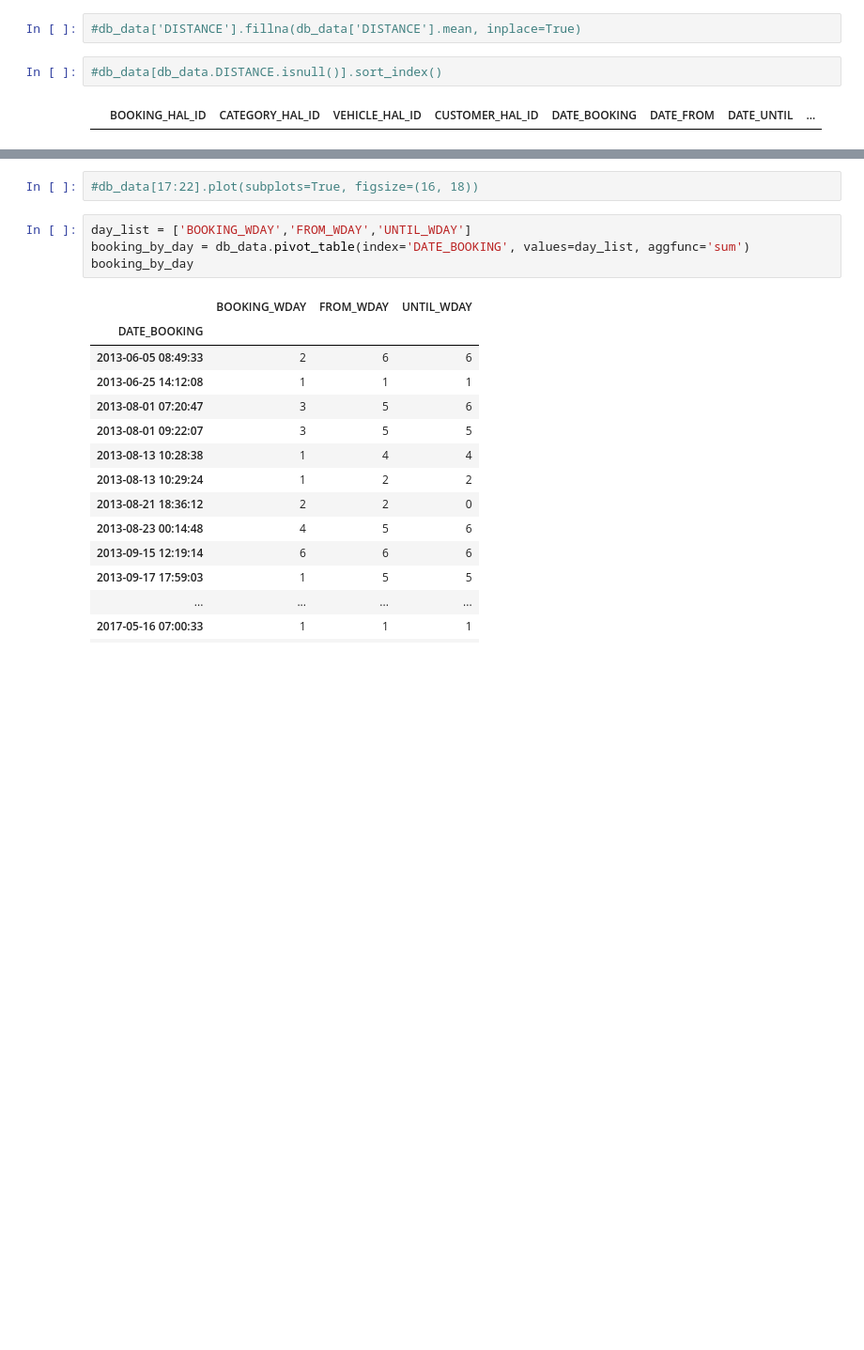
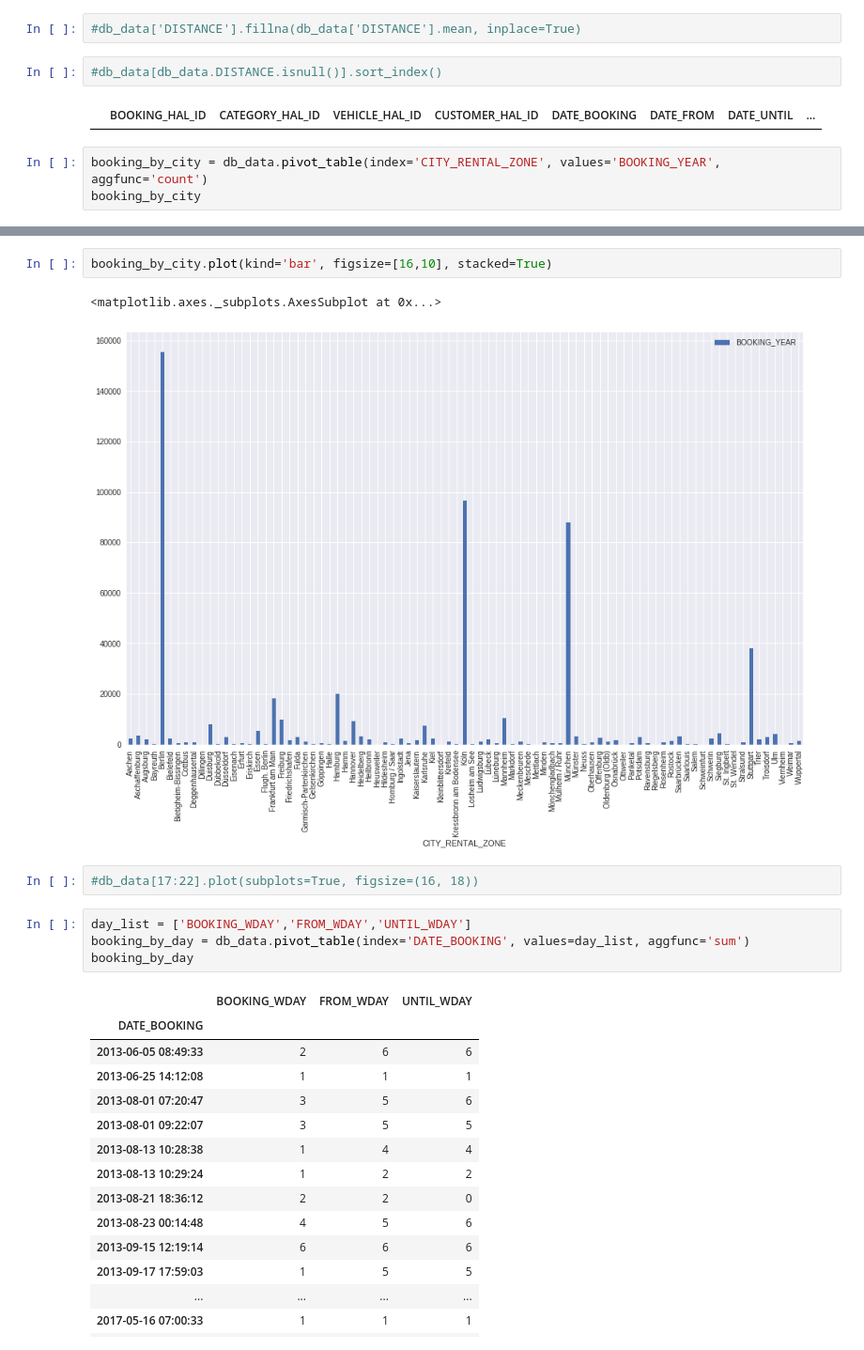
Before and after one commit to jawaharreddy/Flinkster-Data-Analysis, a Jupyter notebook: db_data.ipynb, the cells around one changed output, grey strips where cells are left out. Shown at 94% size. Drawn from its saved outputs; the diff is of its cells as text; blank space fills up the shorter version.

```diff
--- a/db_data.ipynb
+++ b/db_data.ipynb
@@ -404,3 +404,6 @@ Name: TECHNICAL_INCOME_CHANNEL, dtype: int64
 #db_data[db_data.DISTANCE.isnull()].sort_index()
 # %% [output]
 |  | BOOKING_HAL_ID | CATEGORY_HAL_ID | VEHICLE_HAL_ID | CUSTOMER_HAL_ID | DATE_BOOKING | DATE_FROM | DATE_UNTIL | ... |
+# %%
+booking_by_city = db_data.pivot_table(index='CITY_RENTAL_ZONE', values='BOOKING_YEAR', aggfunc='count')
+booking_by_city
@@ -407,3 +430,8 @@ Name: TECHNICAL_INCOME_CHANNEL, dtype: int64
+# %%
+booking_by_city.plot(kind='bar', figsize=[16,10], stacked=True)
+# %% [output]
+<matplotlib.axes._subplots.AxesSubplot at 0x...>
+[figure, added]
 # %%
 #db_data[17:22].plot(subplots=True, figsize=(16, 18))
 # %%
```
Also changed, not shown: parts of 3 cells of this notebook.
